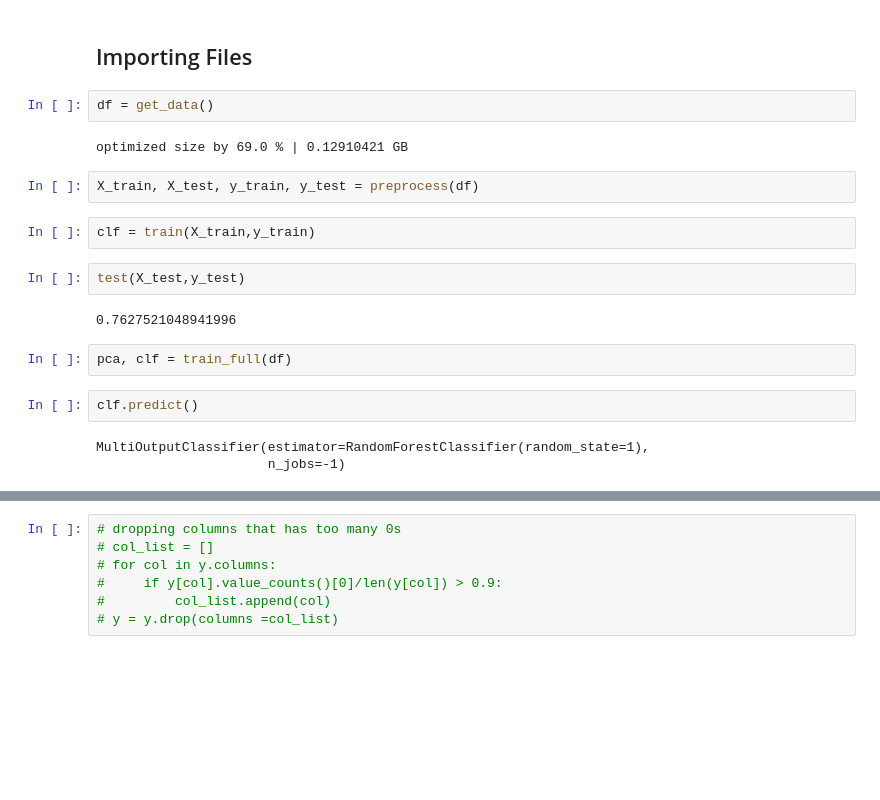
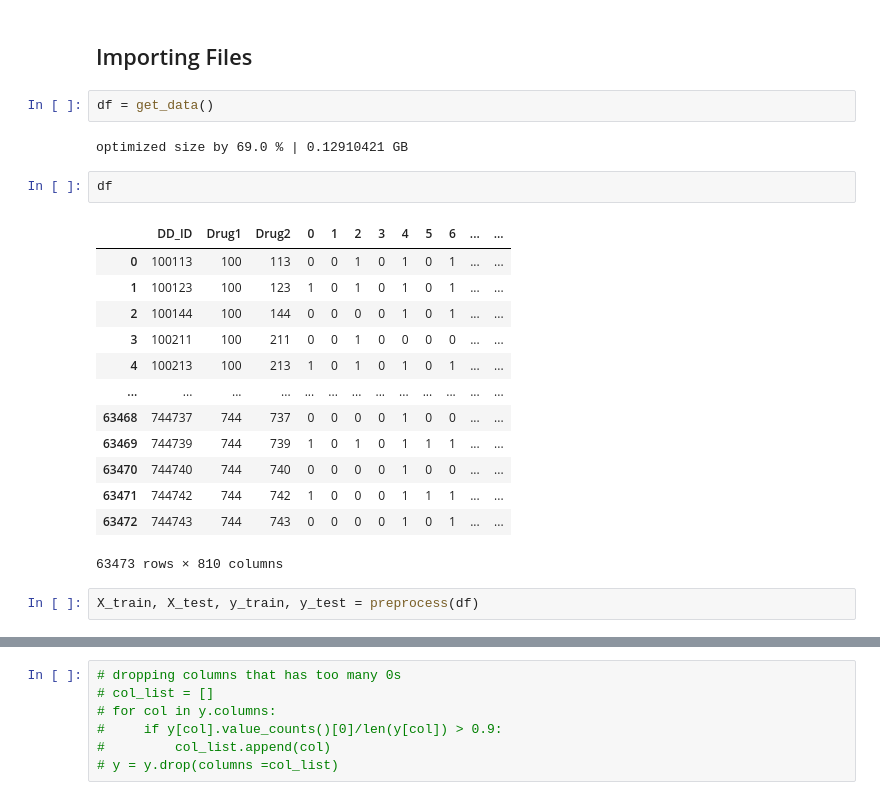
Before and after one commit to marcustan-94/ddi, a Jupyter notebook: notebooks/Model_Building.ipynb, the cells around one changed output, grey strips where cells are left out. Drawn from its saved outputs; the diff is of its cells as text; blank space fills up the shorter version.

```diff
--- a/notebooks/Model_Building.ipynb
+++ b/notebooks/Model_Building.ipynb
@@ -124,21 +124,24 @@ def train_full(df):
 # %% [markdown]
 ## Importing Files
-# %%
-df = get_data()
-# %% [output]
-optimized size by 69.0 % | 0.12910421 GB
+# %%
+df = get_data()
+# %% [output]
+optimized size by 69.0 % | 0.12910421 GB
+# %%
+df
+# %% [output]
+|  | DD_ID | Drug1 | Drug2 | 0 | 1 | 2 | 3 | 4 | 5 | 6 | ... | ... |
+| 0 | 100113 | 100 | 113 | 0 | 0 | 1 | 0 | 1 | 0 | 1 | ... | ... |
+| 1 | 100123 | 100 | 123 | 1 | 0 | 1 | 0 | 1 | 0 | 1 | ... | ... |
+| 2 | 100144 | 100 | 144 | 0 | 0 | 0 | 0 | 1 | 0 | 1 | ... | ... |
+| 3 | 100211 | 100 | 211 | 0 | 0 | 1 | 0 | 0 | 0 | 0 | ... | ... |
+| 4 | 100213 | 100 | 213 | 1 | 0 | 1 | 0 | 1 | 0 | 1 | ... | ... |
+| ... | ... | ... | ... | ... | ... | ... | ... | ... | ... | ... | ... | ... |
+| 63468 | 744737 | 744 | 737 | 0 | 0 | 0 | 0 | 1 | 0 | 0 | ... | ... |
+| 63469 | 744739 | 744 | 739 | 1 | 0 | 1 | 0 | 1 | 1 | 1 | ... | ... |
+| 63470 | 744740 | 744 | 740 | 0 | 0 | 0 | 0 | 1 | 0 | 0 | ... | ... |
+| 63471 | 744742 | 744 | 742 | 1 | 0 | 0 | 0 | 1 | 1 | 1 | ... | ... |
+| 63472 | 744743 | 744 | 743 | 0 | 0 | 0 | 0 | 1 | 0 | 1 | ... | ... |
+63473 rows × 810 columns
 # %%
 X_train, X_test, y_train, y_test = preprocess(df)
-# %%
-clf = train(X_train,y_train)
-# %%
-test(X_test,y_test)
-# %% [output]
-0.7627521048941996
-# %%
-pca, clf = train_full(df)
-# %%
-clf.predict()
-# %% [output]
-MultiOutputClassifier(estimator=RandomForestClassifier(random_state=1),
-                      n_jobs=-1)
```
Also changed, not shown: parts of 29 cells of this notebook, 4 other files.
